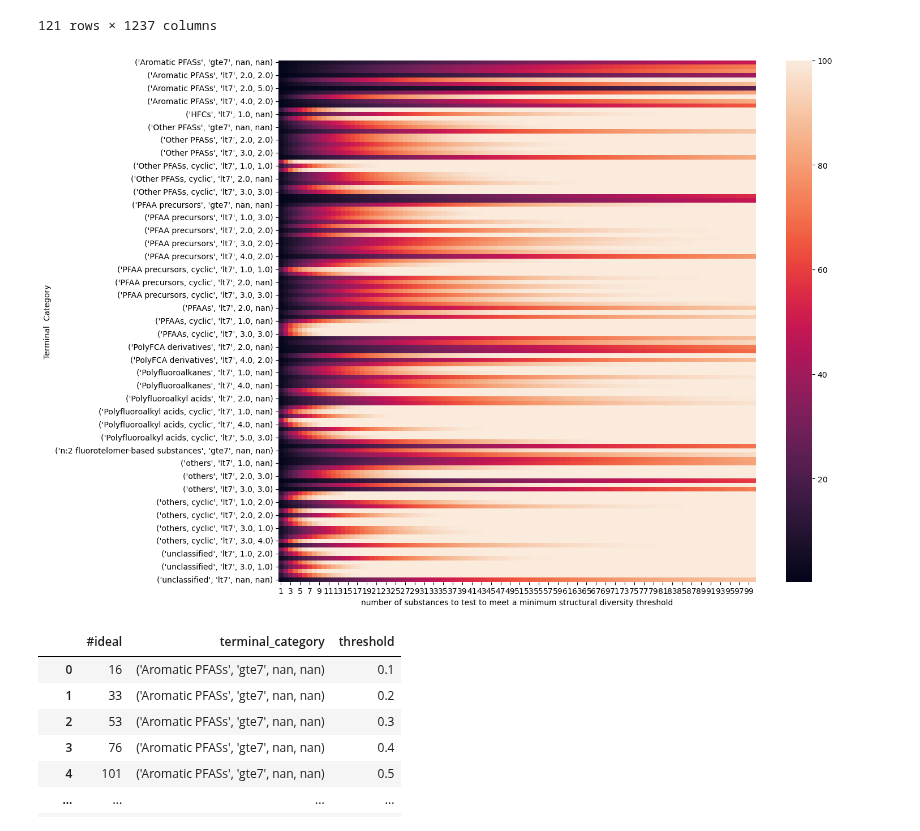
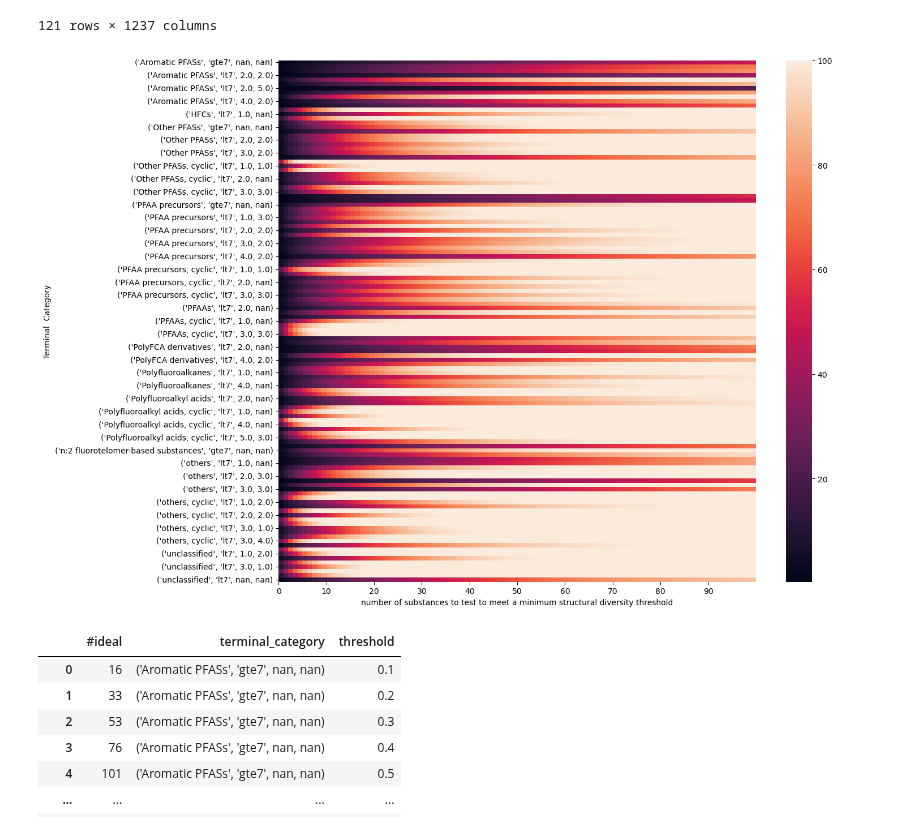
Before and after one commit to patlewig/nts_pfas, a Jupyter notebook: notebooks/07_structural_diversity_coverage_unconstrained.ipynb, the cells around one changed output. Drawn from its saved outputs; the diff is of its cells as text; code cells hidden in the pictures.

Commit message:
minor figure legend changes to address reviewer comments

```diff
--- a/notebooks/07_structural_diversity_coverage_unconstrained.ipynb
+++ b/notebooks/07_structural_diversity_coverage_unconstrained.ipynb
@@ -297,14 +297,16 @@ new_df2
 | ('unclassified', 'lt7', nan, nan) | 1.90 | 3.78 | 5.64 | 7.49 | 9.31 | 11.05 | 12.77 | 14.49 | 16.01 | 17.51 | ... | ... |
 121 rows × 1237 columns
 # %%
-plt.figure(figsize = (15,10))
-sns.heatmap(new_df2.iloc[:,:100])
+f, ax = plt.subplots(figsize = (15,10))
+sns.heatmap(new_df2.iloc[:,:100],ax=ax)
+ax.set_xticks(np.arange(0, new_df2.iloc[:, :100].shape[1], 10))
+ax.set_xticklabels(np.arange(0, new_df2.iloc[:, :100].shape[1], 10))
 plt.xlabel('number of substances to test to meet a minimum structural diversity threshold')
 plt.ylabel('Terminal  Category')
 plt.tight_layout()
-plt.savefig(figures_dir+'structural_diversity_hm_100524.png', dpi = 300)
+plt.savefig(figures_dir+'structural_diversity_hm_060824.png', dpi = 300)
 # %% [output]
-[figure, old version]
+[figure, new version]
 # %%
 number_chems2 = []
 
```
Also changed, not shown: 1 other file.
